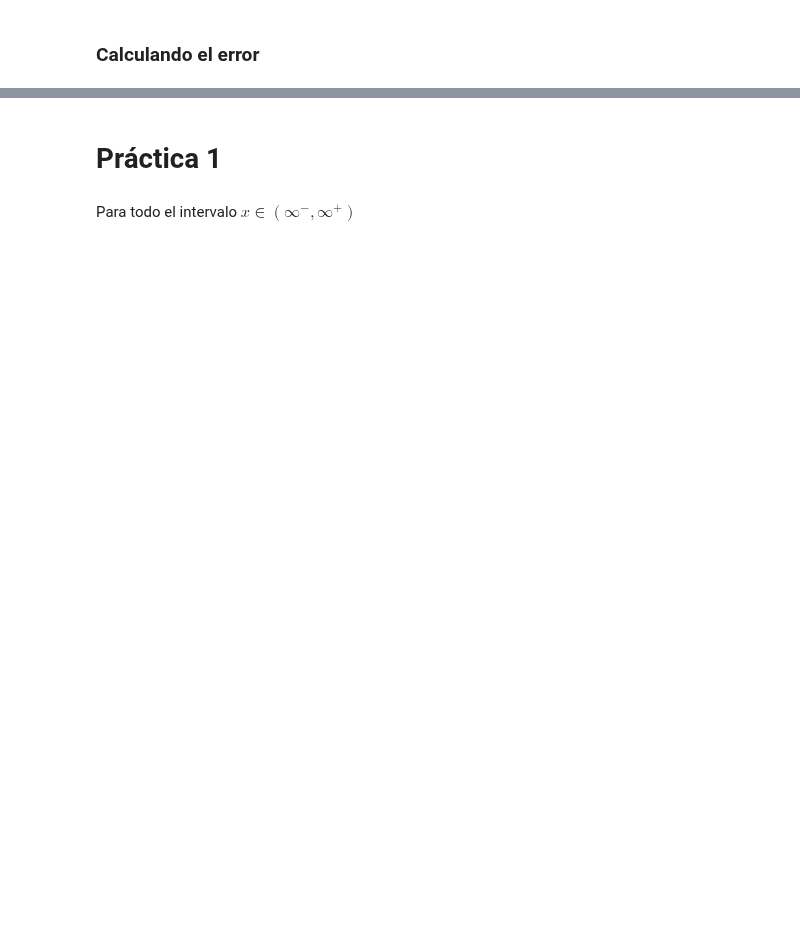
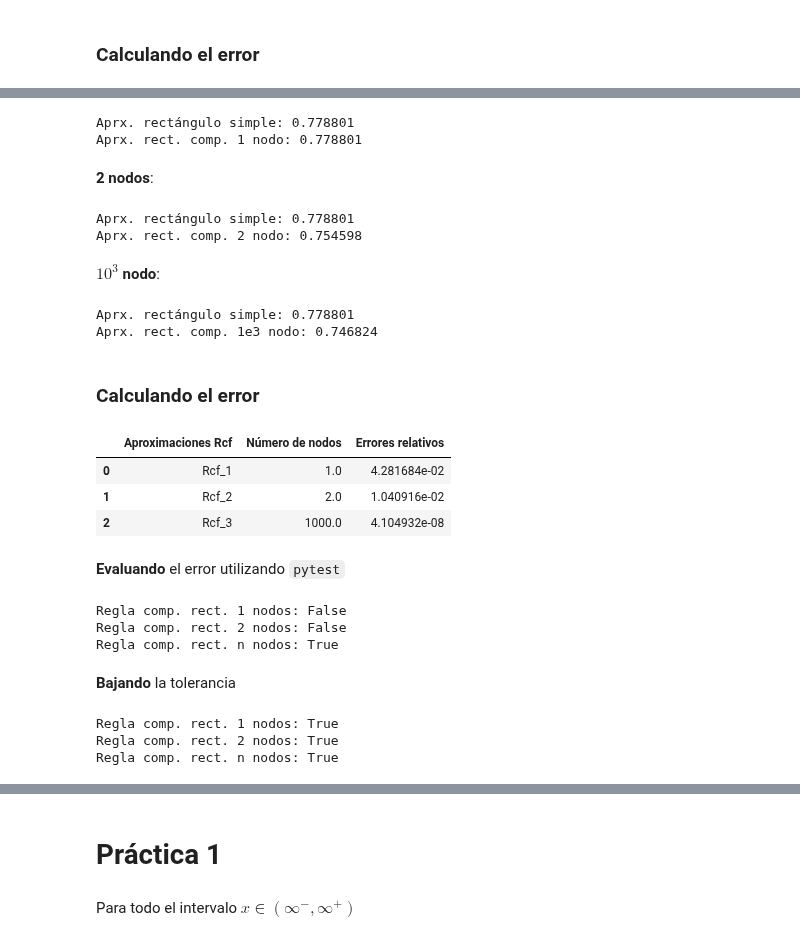
Before and after one commit to CAMM961001/itam-mcd, a Jupyter notebook: optimizacion/01-computo-cientifico/1.7-integracion-numerica.ipynb, the cells around one changed output, grey strips where cells are left out. Drawn from its saved outputs; the diff is of its cells as text; code cells hidden in the pictures; blank space fills up the shorter version.

```diff
--- a/optimizacion/01-computo-cientifico/1.7-integracion-numerica.ipynb
+++ b/optimizacion/01-computo-cientifico/1.7-integracion-numerica.ipynb
@@ -70,0 +105,62 @@ compute_error(obj, rf_simple)
+# %%
+n = 1
+a, b = 0, 1
+
+#Evaluando rcf
+rcf_1 = Rcf(f, a, b, n)
+
+#Comparando con rect. simple
+print(f"Aprx. rectángulo simple: {rf_simple:.6f}")
+print(f"Aprx. rect. comp. 1 nodo: {rcf_1:.6f}")
+# %% [output]
+Aprx. rectángulo simple: 0.778801
+Aprx. rect. comp. 1 nodo: 0.778801
+# %% [markdown]
+**2 nodos**:
+# %%
+n = 2
+a, b = 0, 1
+
+#Evaluando rcf
+rcf_2 = Rcf(f, a, b, n)
+
+#Comparando con rect. simple
+print(f"Aprx. rectángulo simple: {rf_simple:.6f}")
+print(f"Aprx. rect. comp. 2 nodo: {rcf_2:.6f}")
+# %% [output]
+Aprx. rectángulo simple: 0.778801
+Aprx. rect. comp. 2 nodo: 0.754598
+# %% [markdown]
+**$10^3$ nodo**:
+# %%
+n = int(1e3)
+a, b = 0, 1
+
+#Evaluando rcf
+rcf_n = Rcf(f, a, b, n)
+
+#Comparando con rect. simple
+print(f"Aprx. rectángulo simple: {rf_simple:.6f}")
+print(f"Aprx. rect. comp. 1e3 nodo: {rcf_n:.6f}")
+# %% [output]
+Aprx. rectángulo simple: 0.778801
+Aprx. rect. comp. 1e3 nodo: 0.746824
+# %% [markdown]
+### Calculando el error
+# %%
+rcf_err_1 = compute_error(obj, rcf_1)
+rcf_err_2 = compute_error(obj, rcf_2)
+rcf_err_n = compute_error(obj, rcf_n)
+
+rcf_dict = {"Aproximaciones Rcf": ["Rcf_1", "Rcf_2", "Rcf_3"],
+            "Número de nodos" : [1, 2, 1e3],
+            "Errores relativos": [rcf_err_1, rcf_err_2, rcf_err_n]}
+
+pd.DataFrame(rcf_dict)
+# %% [output]
+|  | Aproximaciones Rcf | Número de nodos | Errores relativos |
+| 0 | Rcf_1 | 1.0 | 4.281684e-02 |
+| 1 | Rcf_2 | 2.0 | 1.040916e-02 |
+| 2 | Rcf_3 | 1000.0 | 4.104932e-08 |
+# %% [markdown]
+**Evaluando** el error utilizando `pytest`
@@ -70,0 +169,18 @@ compute_error(obj, rf_simple)
+# %%
+print(f"Regla comp. rect. 1 nodos: {rcf_1 == approx(obj)}")
+print(f"Regla comp. rect. 2 nodos: {rcf_2 == approx(obj)}")
+print(f"Regla comp. rect. n nodos: {rcf_n == approx(obj)}")
+# %% [output]
+Regla comp. rect. 1 nodos: False
+Regla comp. rect. 2 nodos: False
+Regla comp. rect. n nodos: True
+# %% [markdown]
+**Bajando** la tolerancia
+# %%
+print(f"Regla comp. rect. 1 nodos: {rcf_1 == approx(obj, abs=1e-1, rel=1e-1)}")
+print(f"Regla comp. rect. 2 nodos: {rcf_2 == approx(obj, abs=1e-1, rel=1e-1)}")
+print(f"Regla comp. rect. n nodos: {rcf_n == approx(obj, abs=1e-1, rel=1e-1)}")
+# %% [output]
+Regla comp. rect. 1 nodos: True
+Regla comp. rect. 2 nodos: True
+Regla comp. rect. n nodos: True
```
Also changed, not shown: parts of 18 cells of this notebook.
